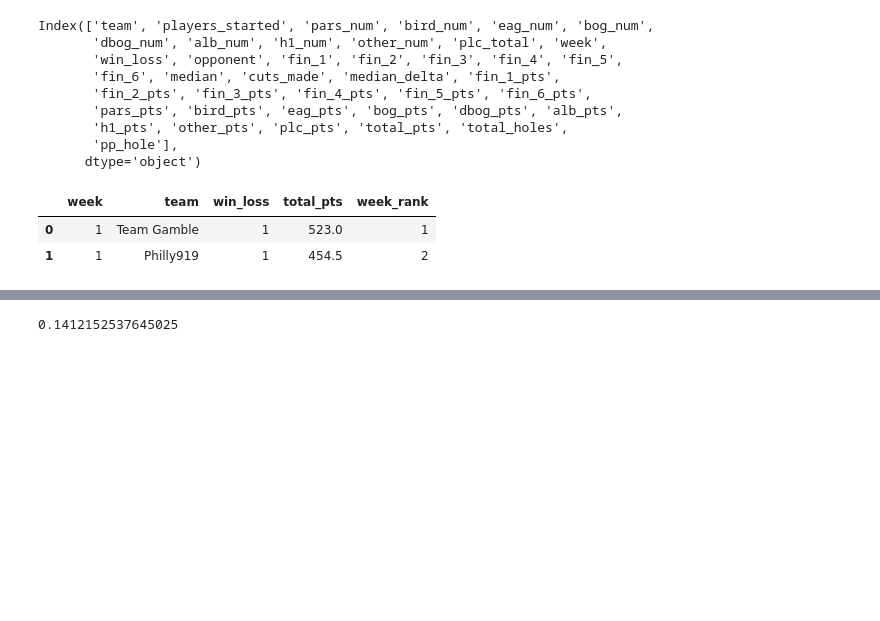
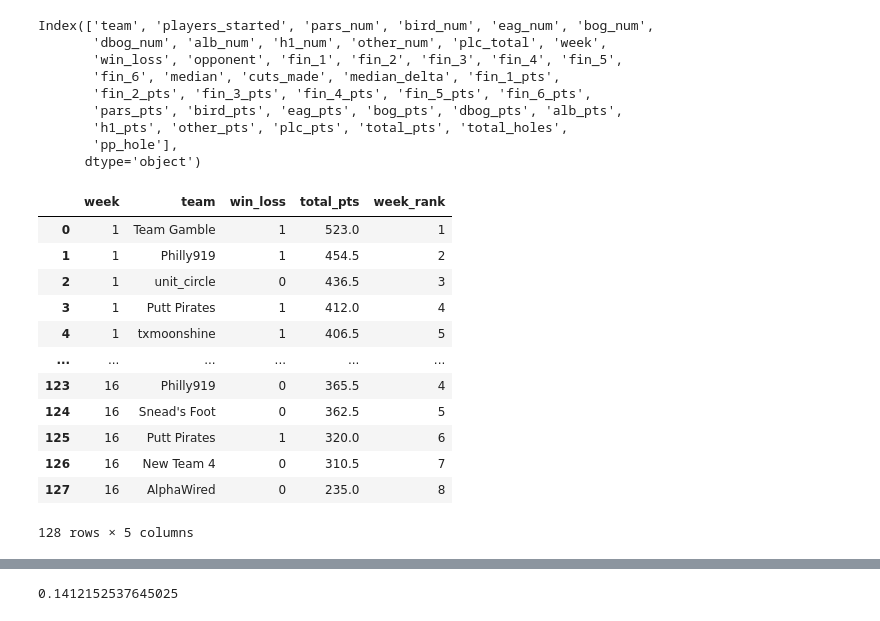
Before and after one commit to mikejackson35/fantrax, a Jupyter notebook: notebooks/season.ipynb, the cells around one changed output, grey strips where cells are left out. Drawn from its saved outputs; the diff is of its cells as text; code cells hidden in the pictures; blank space fills up the shorter version.

```diff
--- a/notebooks/season.ipynb
+++ b/notebooks/season.ipynb
@@ -30,15 +30,25 @@ team_color={
 # %%
 df2 = df.groupby(['week','team','win_loss'],as_index=False)['total_pts'].sum()
 df2['week_rank'] = df2.groupby('week')['total_pts'].rank(ascending=False).astype(int)
 df2 = df2.sort_values(by=['week', 'week_rank'])
 
 df3 = df[['team','week','win_loss']]
 
 df4 = pd.merge(df2,df3, how='left', on=['team','week']).drop(columns='win_loss_y').rename(columns={'win_loss_x':'win_loss'})
-df4.head(2)
+df4
 # %% [output]
 |  | week | team | win_loss | total_pts | week_rank |
 | 0 | 1 | Team Gamble | 1 | 523.0 | 1 |
 | 1 | 1 | Philly919 | 1 | 454.5 | 2 |
+| 2 | 1 | unit_circle | 0 | 436.5 | 3 |
+| 3 | 1 | Putt Pirates | 1 | 412.0 | 4 |
+| 4 | 1 | txmoonshine | 1 | 406.5 | 5 |
+| ... | ... | ... | ... | ... | ... |
+| 123 | 16 | Philly919 | 0 | 365.5 | 4 |
+| 124 | 16 | Snead's Foot | 0 | 362.5 | 5 |
+| 125 | 16 | Putt Pirates | 1 | 320.0 | 6 |
+| 126 | 16 | New Team 4 | 0 | 310.5 | 7 |
+| 127 | 16 | AlphaWired | 0 | 235.0 | 8 |
+128 rows × 5 columns
 # %%
 df4['win_loss'] = df4['win_loss'].astype('category')
```
Also changed, not shown: parts of 16 cells of this notebook, 4 other files.
